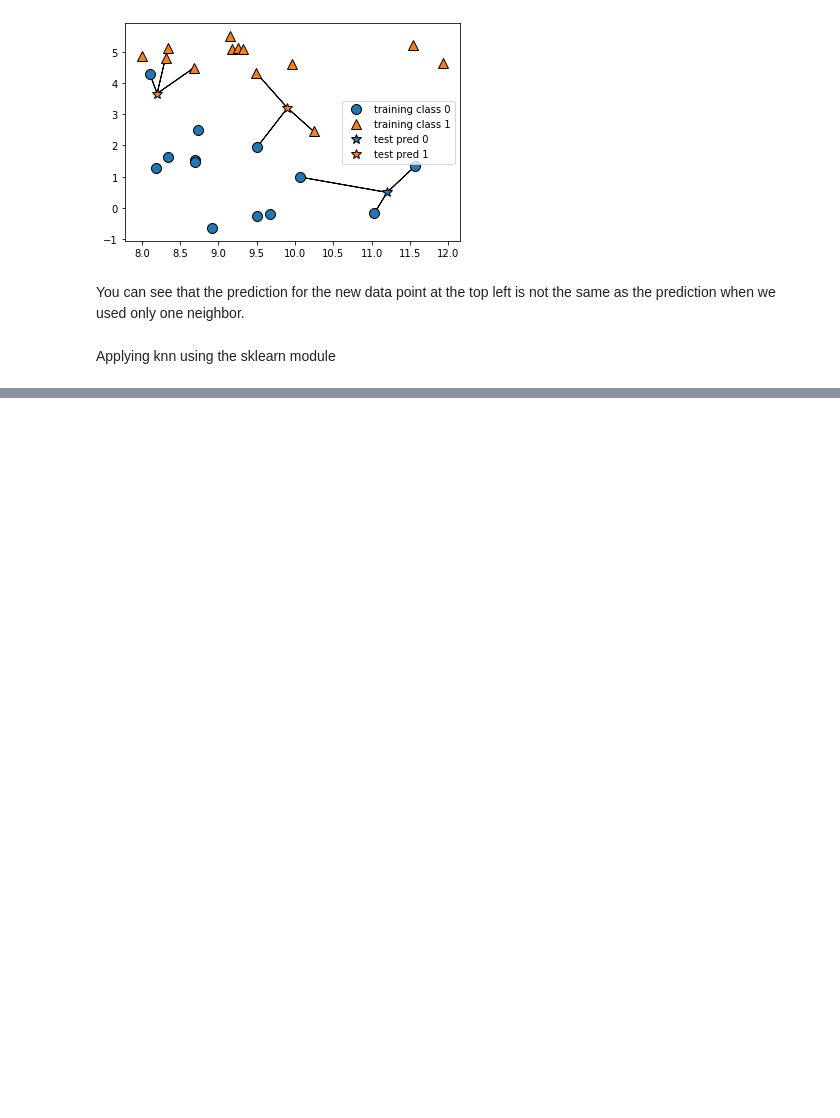
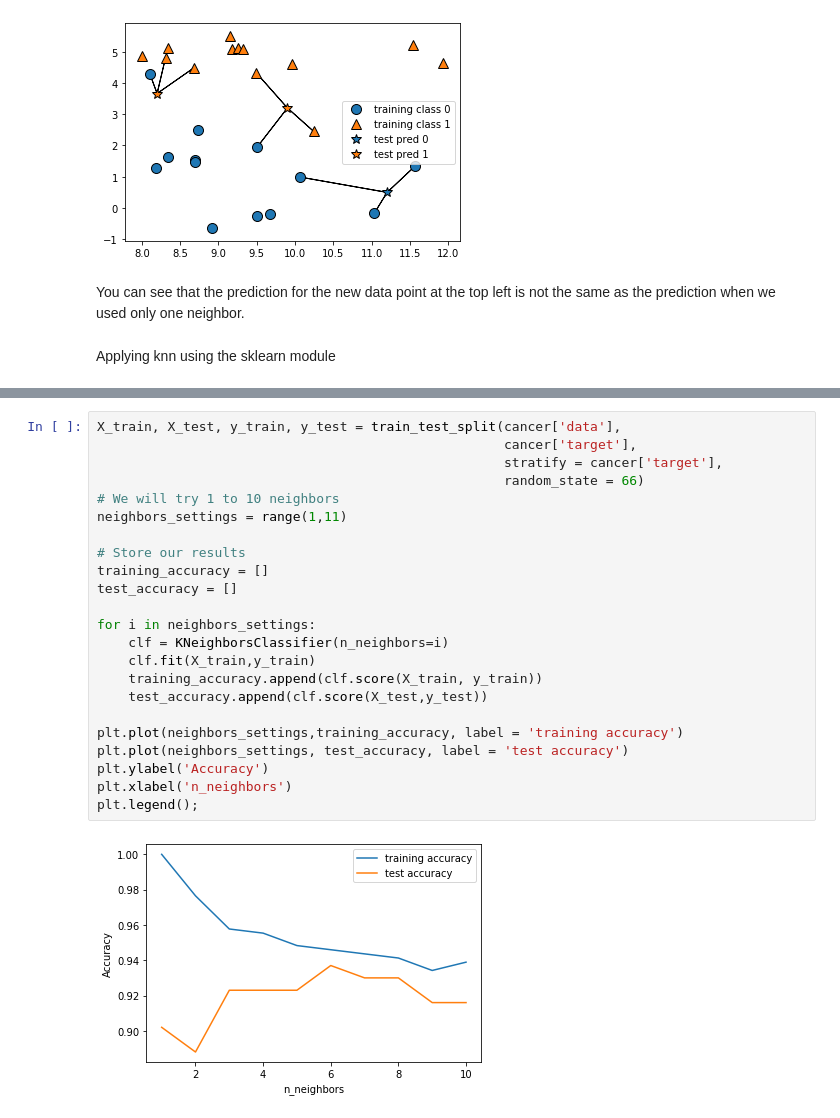
Before and after one commit to codingfinance/Introductio_to_ML_with_Python, a Jupyter notebook: 02-Supervised-Learning.ipynb, the cells around one changed output, grey strips where cells are left out. Saved outputs shown, nothing was run; the diff lists cells and outputs as text; blank space fills up the shorter version.

```diff
--- a/02-Supervised-Learning.ipynb
+++ b/02-Supervised-Learning.ipynb
@@ -220,0 +303,25 @@ Applying knn using the sklearn module
+# %%
+X_train, X_test, y_train, y_test = train_test_split(cancer['data'],
+                                                    cancer['target'],
+                                                    stratify = cancer['target'],
+                                                    random_state = 66)
+# We will try 1 to 10 neighbors
+neighbors_settings = range(1,11)
+
+# Store our results
+training_accuracy = []
+test_accuracy = []
+
+for i in neighbors_settings:
+    clf = KNeighborsClassifier(n_neighbors=i)
+    clf.fit(X_train,y_train)
+    training_accuracy.append(clf.score(X_train, y_train))
+    test_accuracy.append(clf.score(X_test,y_test))
+
+plt.plot(neighbors_settings,training_accuracy, label = 'training accuracy')
+plt.plot(neighbors_settings, test_accuracy, label = 'test accuracy')
+plt.ylabel('Accuracy')
+plt.xlabel('n_neighbors')
+plt.legend();
+# %% [output]
+[figure, added]
```
Also changed, not shown: parts of 25 cells of this notebook.
